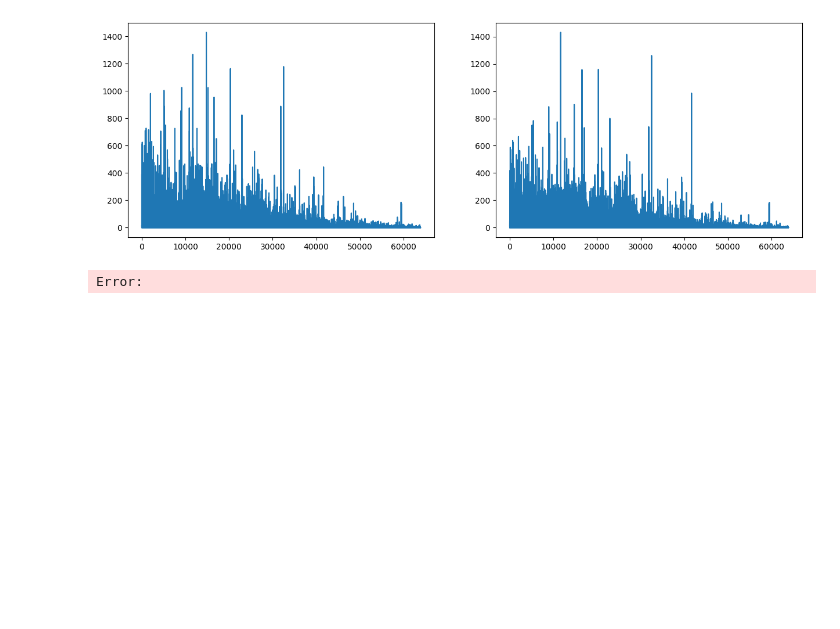
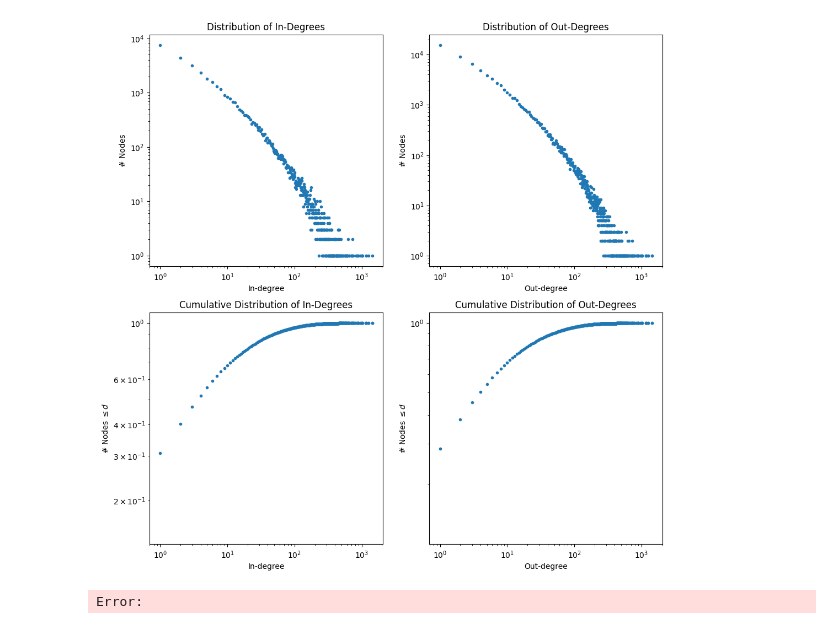
Before and after one commit to Aaron3154518/CSDS446, a Jupyter notebook: 2_6.ipynb, the cells around one changed output. Cells and saved outputs as stored; diff of their text form; code cells hidden in the pictures; blank space fills up the shorter version.

```diff
--- a/2_6.ipynb
+++ b/2_6.ipynb
@@ -14,18 +14,41 @@ for i in nodes:
 for i, j in data[data[:, 0] != data[:, 1]][:, :2]:
     graph.add_edge(i, j)
 # %%
-in_degrees, out_degrees = np.zeros(max(nodes) + 1), np.zeros(max(nodes) + 1)
+in_degrees = np.zeros(max(nodes) + 1, dtype=int)
+out_degrees = in_degrees.copy()
 for i, j in data[:, :2]:
     out_degrees[i] += 1
     in_degrees[j] += 1
+in_degrees, out_degrees = in_degrees[nodes], out_degrees[nodes]
-# %%
-fig, (ax_in, ax_out) = plt.subplots(1, 2)
-fig.set_figwidth(15)
-ax_in.plot(nodes, in_degrees[nodes])
-ax_out.plot(nodes, out_degrees[nodes])
-plt.show()
-# %% [output]
-[figure, removed]
+# %%
+degrees = np.unique([in_degrees, out_degrees])
+in_counts = np.zeros(max(degrees) + 1, dtype=int)
+for deg in in_degrees:
+    in_counts[deg] += 1
+out_counts = in_counts.copy()
+for deg in out_degrees:
+    out_counts[deg] += 1
+in_counts, out_counts = in_counts[degrees], out_counts[degrees]
+
+in_ccdf = np.cumsum(in_counts, dtype=float) / sum(in_counts)
+out_ccdf = np.cumsum(out_counts, dtype=float) / sum(out_counts)
+# %%
+fig, ((ax_in, ax_out), (ax_in_ccdf, ax_out_ccdf)) = plt.subplots(2, 2)
+fig.set_figwidth(12)
+fig.set_figheight(12)
+for ax, data, what in [(ax_in, in_counts, "In"), (ax_out, out_counts, "Out")]:
+    ax.set_title(f"Distribution of {what}-Degrees")
+    ax.set_xlabel(f"{what}-degree")
+    ax.set_ylabel(f"# Nodes")
+    ax.loglog(degrees, data, marker=".", linestyle="")
+for ax, data, what in [(ax_in_ccdf, in_ccdf, "In"), (ax_out_ccdf, out_ccdf, "Out")]:
+    ax.set_title(f"Cumulative Distribution of {what}-Degrees")
+    ax.set_xlabel(f"{what}-degree")
+    ax.set_ylabel(rf"# Nodes $\leq d$")
+    ax.loglog(degrees, data, marker=".", linestyle="")
+plt.show()
+# %% [output]
+[figure, added]
 # %%
 nx.draw(graph)
 # %% [output]
```
